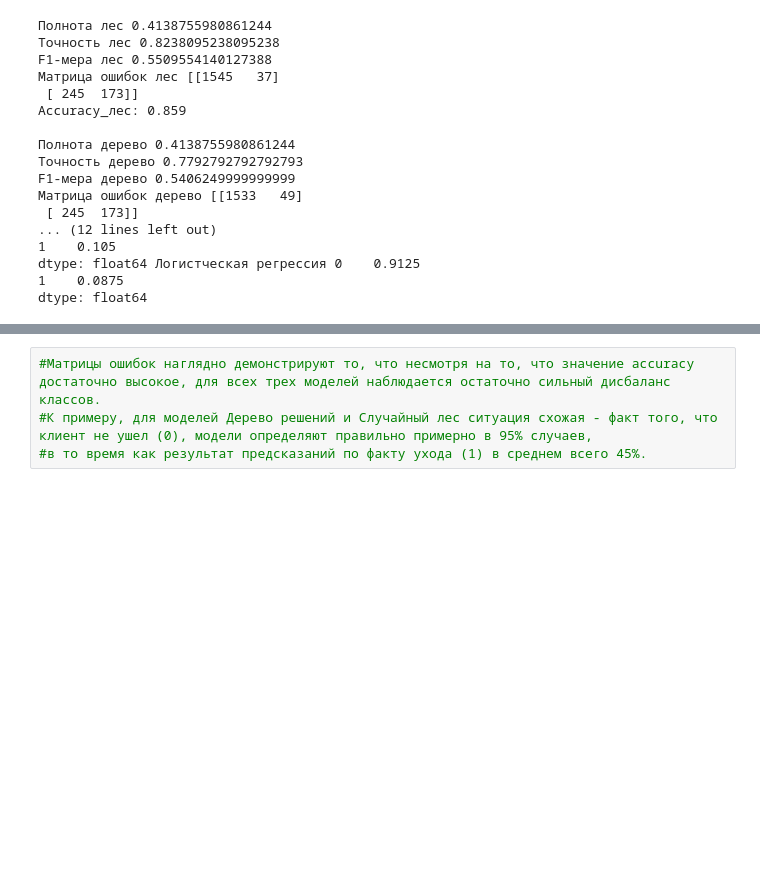
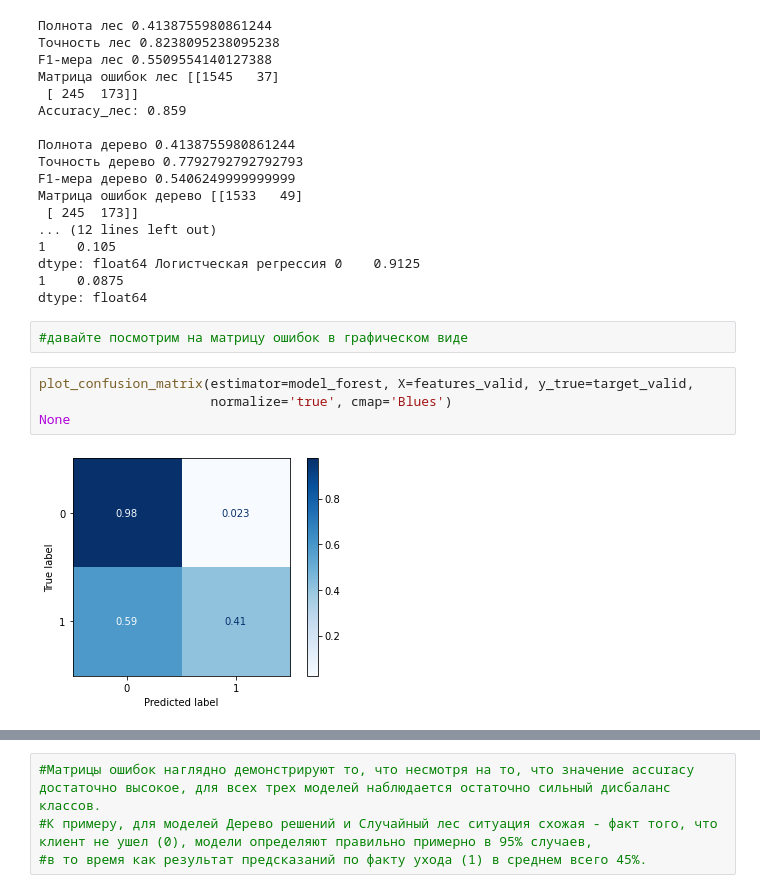
Before and after one commit to anna8525/yandex_education_project1, a Jupyter notebook: Обучение с учителем.ipynb, the cells around one changed output, grey strips where cells are left out. Drawn from its saved outputs; the diff is of its cells as text; blank space fills up the shorter version.

```diff
--- a/Обучение с учителем.ipynb
+++ b/Обучение с учителем.ipynb
@@ -463,3 +445,11 @@ F1-мера дерево 0.5406249999999999
 dtype: float64 Логистческая регрессия 0    0.9125
 1    0.0875
 dtype: float64
+# %%
+#давайте посмотрим на матрицу ошибок в графическом виде
+# %%
+plot_confusion_matrix(estimator=model_forest, X=features_valid, y_true=target_valid,
+                      normalize='true', cmap='Blues')
+None
+# %% [output]
+[figure, added]
```
Also changed, not shown: parts of 15 cells of this notebook.
